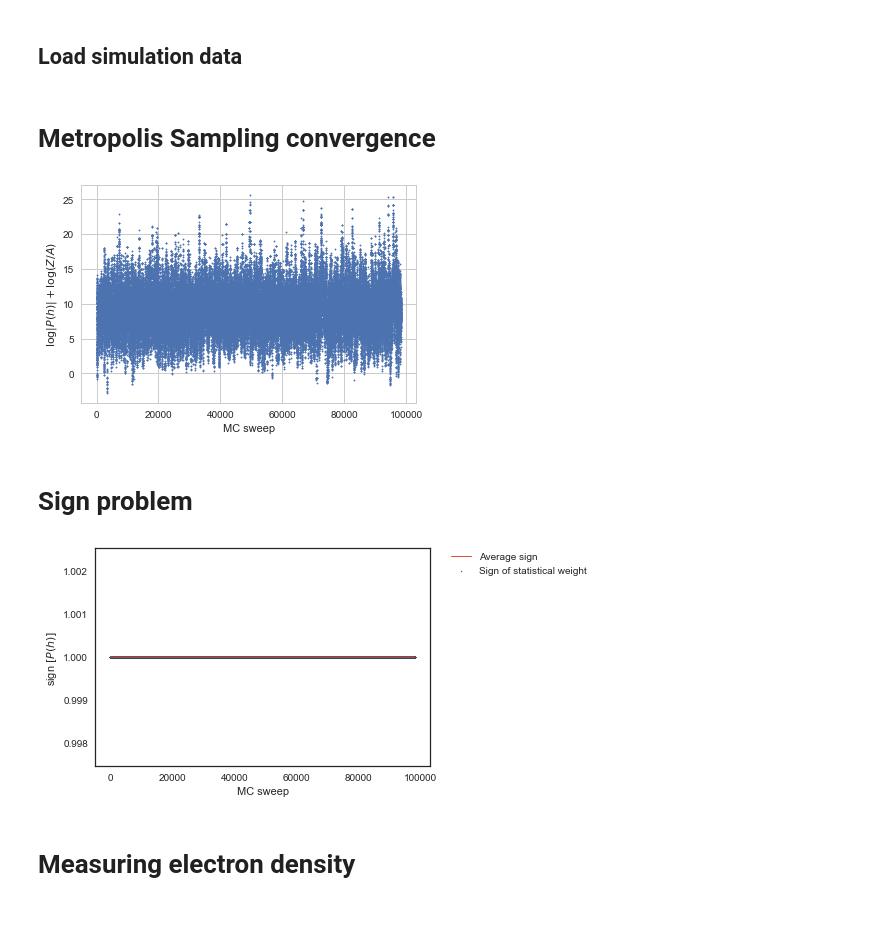
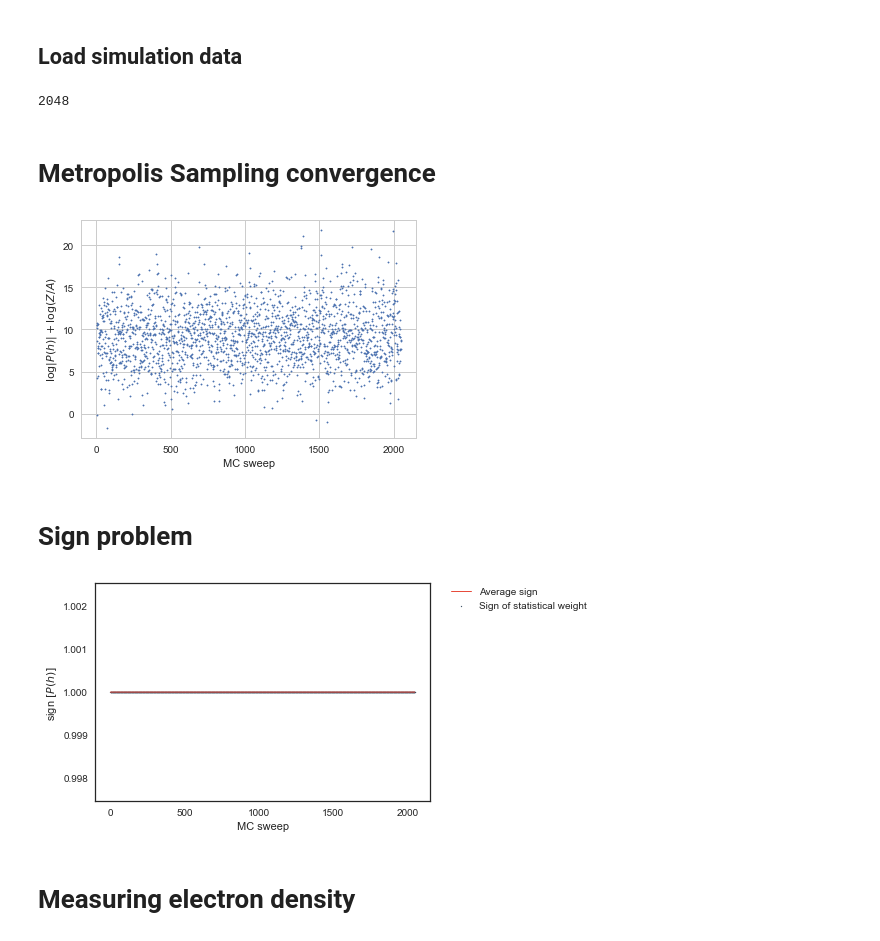
Before and after one commit to SriramanT/qmc_master_code, a Jupyter notebook: hubbard1D-v1.3/plots/plots.ipynb, the cells around one changed output. Cells and saved outputs as stored; diff of their text form; code cells hidden in the pictures.

```diff
--- a/hubbard1D-v1.3/plots/plots.ipynb
+++ b/hubbard1D-v1.3/plots/plots.ipynb
@@ -36,9 +36,9 @@ intsize = int(simulationParameters[9])
 
 # Load weights to plot
 
-weights_signs = np.loadtxt('weights.txt', skiprows = 1)
+measurements = np.loadtxt('measurements.txt', skiprows = 1)
 
-weights = weights_signs[:, 0]
+weights = measurements[:, 0]
 
 M = weights.size
 
@@ -68,6 +68,10 @@ np.savetxt(directory2 + '/weights_' + \
 np.savetxt(directory2 + '/simulationParameters_' + \
            'totalMCSweeps_' + str(totalMCSweeps) + \
            '_freq_' + str(freq) + '_intsize_' + str(intsize) + '.txt', (simulationParameters))
+# %%
+time.size
+# %% [output]
+2048
 # %% [markdown]
 # Metropolis Sampling convergence
 # %%
@@ -82,32 +86,32 @@ if SAVEPLOTS == 1:
     plt.savefig(directory1 + '/weightsVsMCstep' + str(totalMCSweeps) + 'sweeps' + \
                 '_freq_' + str(freq) + '.png', dpi = 600)
 # %% [output]
-[figure, old version]
+[figure, new version]
 # %% [markdown]
 # Sign problem
 # %%
 sns.set_style("white")
-signs = weights_signs[:, 1]
+signs = measurements[:, 1]
 avSign = np.mean(signs) * np.ones(len(time))
 from matplotlib import rcParams
 rcParams['font.family'] = 'sans-serif'
 rcParams['font.sans-serif'] = ['Arial']
 sns.set_color_codes("dark")
 
 fig = plt.figure(1)
 ax = fig.add_subplot(111)
 plt.xlabel('MC sweep')
 plt.ylabel('sign' + r' $[P(h)]$ ')
 
 ax.scatter(time, signs, s = 1, color = "#34495e", label = 'Sign of statistical weight')
 ax.plot(time, avSign, linewidth = 1, color = "#e74c3c", label = 'Average sign')
 lgd = ax.legend(bbox_to_anchor=(1.05, 1), loc=2, borderaxespad=0.)
 if SAVEPLOTS == 1:
     plt.savefig(directory1 + '/avSign' + str(totalMCSweeps) + 'sweeps' + \
                 '_freq_' + str(freq) + '.png', dpi = 600,
                 bbox_extra_artists=(lgd,), bbox_inches='tight')
 # %% [output]
-[figure, old version]
+[figure, new version]
 # %% [markdown]
 # Measuring electron density
 # %%
```
Also changed, not shown: parts of 7 cells of this notebook, 27 other files.
